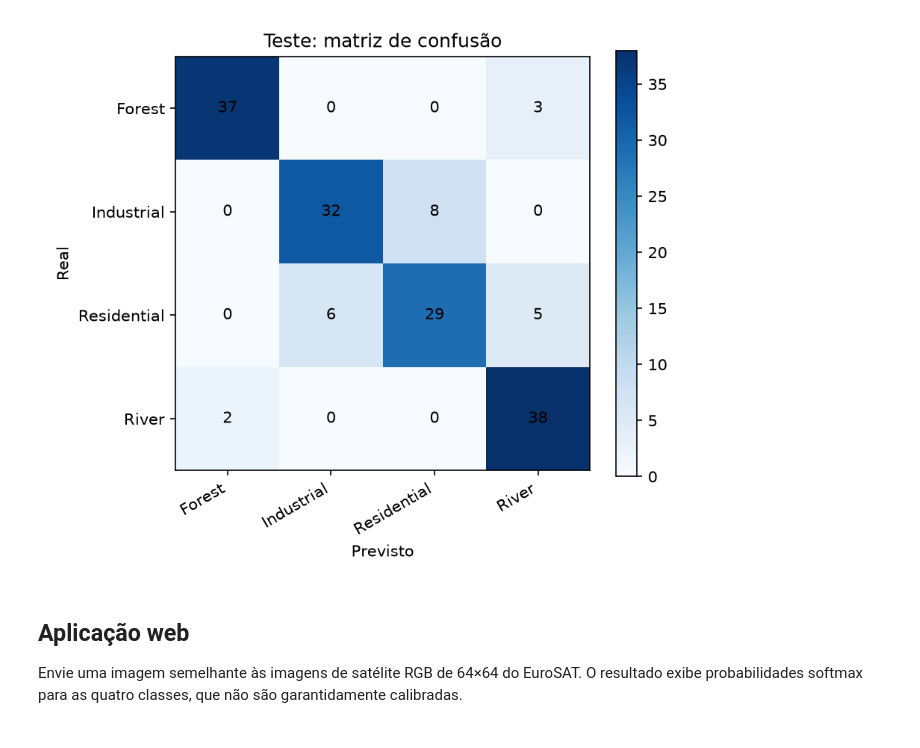
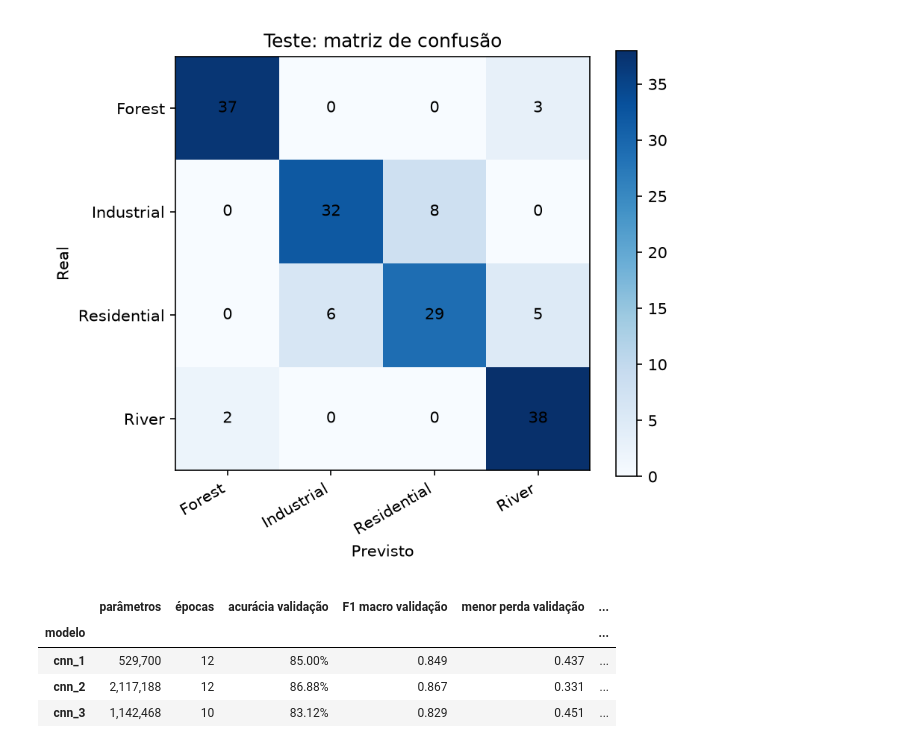
Before and after one commit to JoaoVictorAAbreu-Dev/gs-2026-cnn, a Jupyter notebook: notebooks/Territory_Vision.ipynb, the cells around one changed output. Saved outputs shown, nothing was run; the diff lists cells and outputs as text; code cells hidden in the pictures.

```diff
--- a/notebooks/Territory_Vision.ipynb
+++ b/notebooks/Territory_Vision.ipynb
@@ -10,0 +89,23 @@ EuroSAT RGB oficial no Zenodo: https://zenodo.org/records/7711810. Amostra de 20
+# %%
+resultados = json.loads((OUT / "results.json").read_text())
+
+def contar_parametros(filtros, densa, entrada=(64, 64, 3), classes=4):
+    h, w, c = entrada
+    linhas = []
+    for f in filtros:
+        p = 3 * 3 * c * f + f
+        linhas.append((f"Conv2D {f} filtros 3×3", f"{h}×{w}×{f}", p))
+        h, w, c = h // 2, w // 2, f
+        linhas.append(("MaxPooling2D 2×2", f"{h}×{w}×{c}", 0))
+    achatado = h * w * c
+    linhas.append(("Flatten", str(achatado), 0))
+    linhas.append((f"Dense {densa} (ReLU)", str(densa), achatado * densa + densa))
+    linhas.append((f"Dense {classes} (softmax)", str(classes), densa * classes + classes))
+    return pd.DataFrame(linhas, columns=["camada", "saída", "parâmetros"])
+
+for e in resultados["experiments"]:
+    cfg = e["config"]
+    tabela = contar_parametros(cfg["filters"], cfg["dense"])
+    total = int(tabela["parâmetros"].sum())
+    print(f"{cfg['name']}: {total:,} parâmetros calculados · Keras: {e['parameters']:,} · confere: {total == e['parameters']}".replace(",", "."))
+contar_parametros([32, 64], 128)
@@ -163,7 +280,22 @@ Relatório do teste: {
   }
 }
 [figure]
-# %% [markdown]
-## Aplicação web
-
-Envie uma imagem semelhante às imagens de satélite RGB de 64×64 do EuroSAT. O resultado exibe probabilidades softmax para as quatro classes, que não são garantidamente calibradas.
+# %%
+linhas = []
+for e in resultados["experiments"]:
+    h = e["history"]
+    melhor = int(np.argmin(h["val_loss"]))
+    linhas.append({"modelo": e["config"]["name"], "parâmetros": e["parameters"], "épocas": e["epochs_run"],
+                   "acurácia validação": e["val_accuracy"], "F1 macro validação": e["val_report"]["macro avg"]["f1-score"],
+                   "menor perda validação": min(h["val_loss"]), "acurácia treino (melhor época)": h["accuracy"][melhor],
+                   "gap treino − validação": h["accuracy"][melhor] - h["val_accuracy"][melhor]})
+comparacao = pd.DataFrame(linhas).set_index("modelo")
+comparacao.style.format({"parâmetros": "{:,.0f}", "acurácia validação": "{:.2%}", "F1 macro validação": "{:.3f}",
+                         "menor perda validação": "{:.3f}", "acurácia treino (melhor época)": "{:.2%}",
+                         "gap treino − validação": "{:+.2%}"}).highlight_max(subset=["acurácia validação"], color="#c8e6c9")
+# %% [output]
+|  | parâmetros | épocas | acurácia validação | F1 macro validação | menor perda validação | ... |
+| modelo |  |  |  |  |  | ... |
+| cnn_1 | 529,700 | 12 | 85.00% | 0.849 | 0.437 | ... |
+| cnn_2 | 2,117,188 | 12 | 86.88% | 0.867 | 0.331 | ... |
+| cnn_3 | 1,142,468 | 10 | 83.12% | 0.829 | 0.451 | ... |
```
Also changed, not shown: parts of 17 cells of this notebook, 6 other files.
